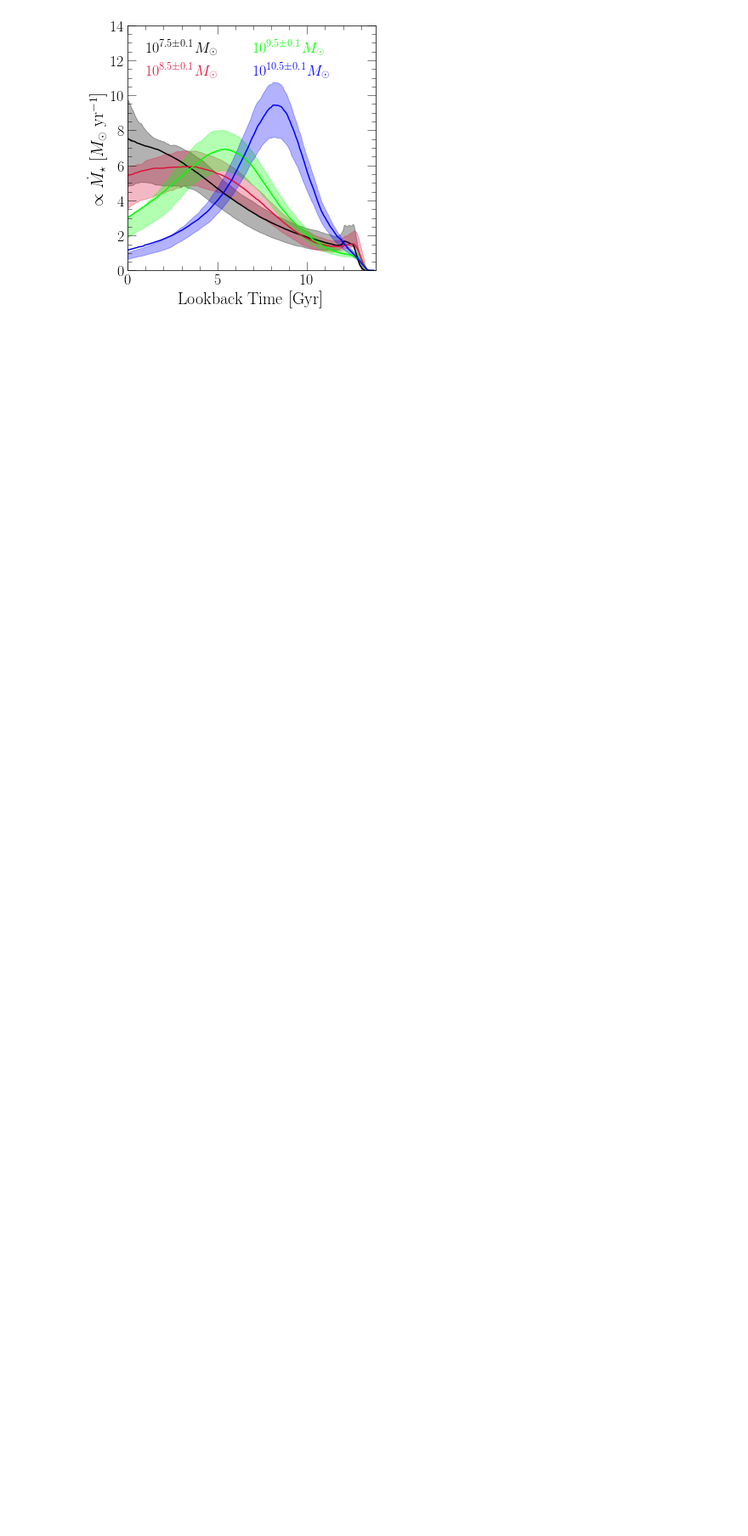
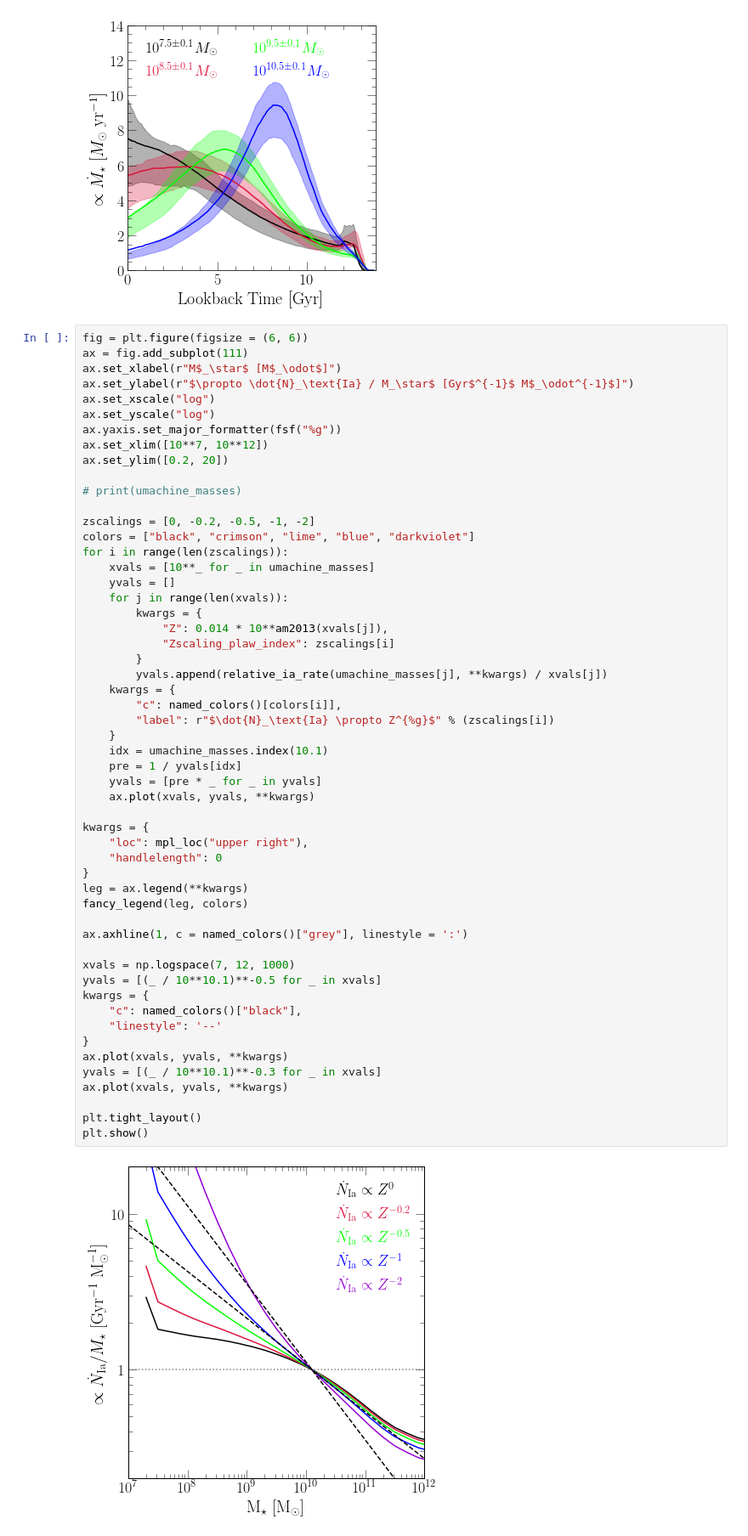
Before and after one commit to giganano/iarates, a Jupyter notebook: notebooks/umachine.ipynb, the cells around one changed output. Shown at 85% size. Cells and saved outputs as stored; diff of their text form; blank space fills up the shorter version.

Commit message:
umachine SFH spec Ia rate w/Z-scaling figure

```diff
--- a/notebooks/umachine.ipynb
+++ b/notebooks/umachine.ipynb
@@ -82,3 +87,59 @@ for ext in ["pdf", "jpeg"]:
 plt.show()
 # %% [output]
 [figure]
+# %%
+fig = plt.figure(figsize = (6, 6))
+ax = fig.add_subplot(111)
+ax.set_xlabel(r"M$_\star$ [M$_\odot$]")
+ax.set_ylabel(r"$\propto \dot{N}_\text{Ia} / M_\star$ [Gyr$^{-1}$ M$_\odot^{-1}$]")
+ax.set_xscale("log")
+ax.set_yscale("log")
+ax.yaxis.set_major_formatter(fsf("%g"))
+ax.set_xlim([10**7, 10**12])
+ax.set_ylim([0.2, 20])
+
+# print(umachine_masses)
+
+zscalings = [0, -0.2, -0.5, -1, -2]
+colors = ["black", "crimson", "lime", "blue", "darkviolet"]
+for i in range(len(zscalings)):
+    xvals = [10**_ for _ in umachine_masses]
+    yvals = []
+    for j in range(len(xvals)):
+        kwargs = {
+            "Z": 0.014 * 10**am2013(xvals[j]),
+            "Zscaling_plaw_index": zscalings[i]
+        }
+        yvals.append(relative_ia_rate(umachine_masses[j], **kwargs) / xvals[j])
+    kwargs = {
+        "c": named_colors()[colors[i]],
+        "label": r"$\dot{N}_\text{Ia} \propto Z^{%g}$" % (zscalings[i])
+    }
+    idx = umachine_masses.index(10.1)
+    pre = 1 / yvals[idx]
+    yvals = [pre * _ for _ in yvals]
+    ax.plot(xvals, yvals, **kwargs)
+
+kwargs = {
+    "loc": mpl_loc("upper right"),
+    "handlelength": 0
+}
+leg = ax.legend(**kwargs)
+fancy_legend(leg, colors)
+
+ax.axhline(1, c = named_colors()["grey"], linestyle = ':')
+
+xvals = np.logspace(7, 12, 1000)
+yvals = [(_ / 10**10.1)**-0.5 for _ in xvals]
+kwargs = {
+    "c": named_colors()["black"],
+    "linestyle": '--'
+}
+ax.plot(xvals, yvals, **kwargs)
+yvals = [(_ / 10**10.1)**-0.3 for _ in xvals]
+ax.plot(xvals, yvals, **kwargs)
+
+plt.tight_layout()
+plt.show()
+# %% [output]
+[figure, added]
```
Also changed, not shown: parts of 1 cell of this notebook, 1 other file.
